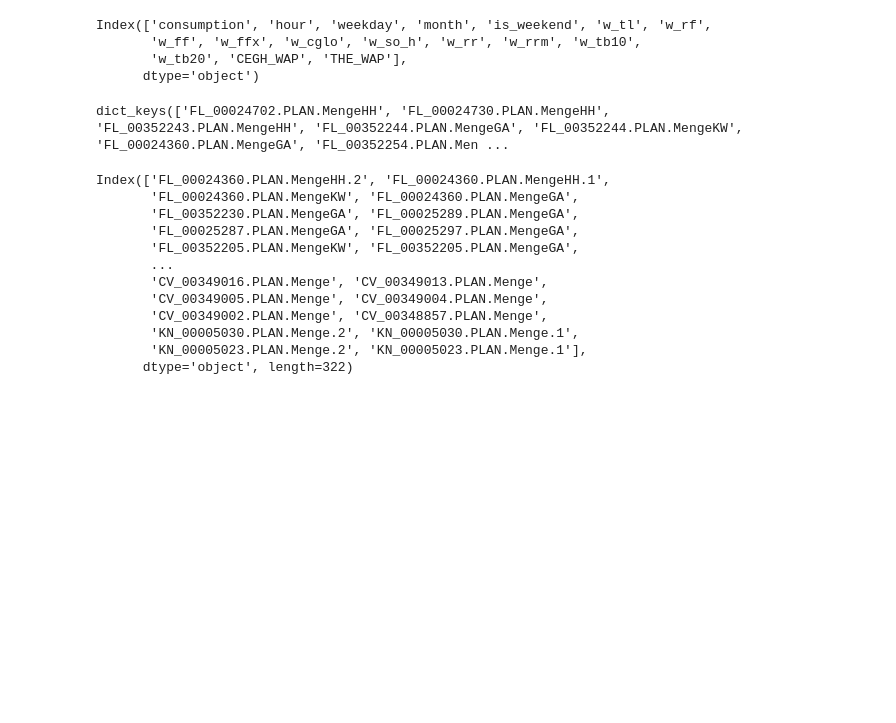
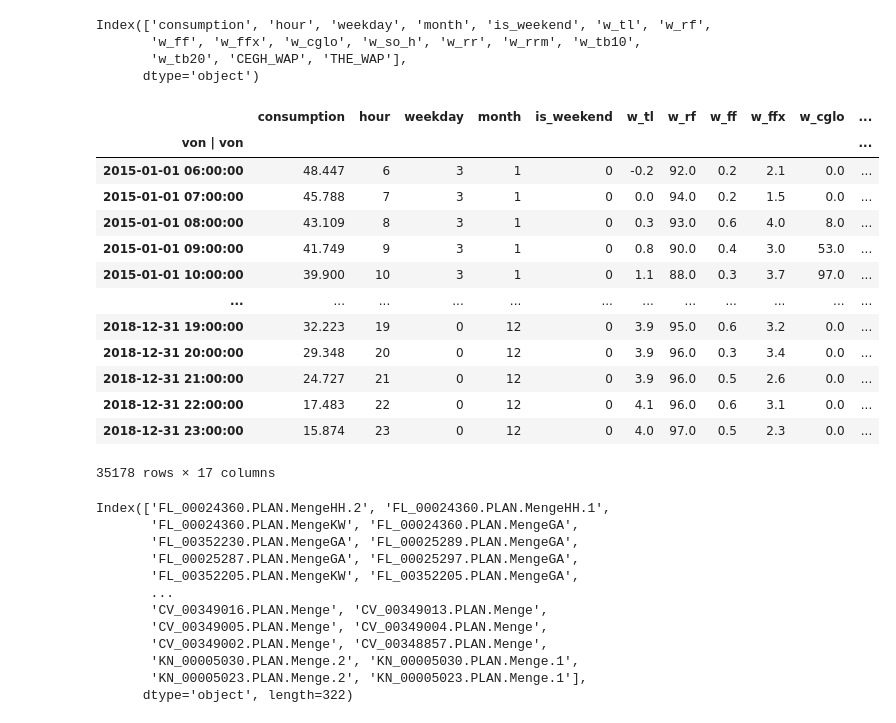
Before and after one commit to johannesgl4d0s/ersatzwerte_project, a Jupyter notebook: notebooks/11_get_test_data.ipynb, the cells around one changed output. Saved outputs shown, nothing was run; the diff lists cells and outputs as text; code cells hidden in the pictures; blank space fills up the shorter version.

Commit message:
finished testing dict for everything until 2019

```diff
--- a/notebooks/11_get_test_data.ipynb
+++ b/notebooks/11_get_test_data.ipynb
@@ -76,9 +76,22 @@ Index(['consumption', 'hour', 'weekday', 'month', 'is_weekend', 'w_tl', 'w_rf',
        'w_tb20', 'CEGH_WAP', 'THE_WAP'],
       dtype='object')
 # %%
-series_dfs.keys()
+series_dfs['FL_00024702.PLAN.MengeHH']
 # %% [output]
+|  | consumption | hour | weekday | month | is_weekend | w_tl | w_rf | w_ff | w_ffx | w_cglo | ... |
+| von | von |  |  |  |  |  |  |  |  |  |  | ... |
+| 2015-01-01 06:00:00 | 48.447 | 6 | 3 | 1 | 0 | -0.2 | 92.0 | 0.2 | 2.1 | 0.0 | ... |
+| 2015-01-01 07:00:00 | 45.788 | 7 | 3 | 1 | 0 | 0.0 | 94.0 | 0.2 | 1.5 | 0.0 | ... |
+| 2015-01-01 08:00:00 | 43.109 | 8 | 3 | 1 | 0 | 0.3 | 93.0 | 0.6 | 4.0 | 8.0 | ... |
+| 2015-01-01 09:00:00 | 41.749 | 9 | 3 | 1 | 0 | 0.8 | 90.0 | 0.4 | 3.0 | 53.0 | ... |
+| 2015-01-01 10:00:00 | 39.900 | 10 | 3 | 1 | 0 | 1.1 | 88.0 | 0.3 | 3.7 | 97.0 | ... |
+| ... | ... | ... | ... | ... | ... | ... | ... | ... | ... | ... | ... |
+| 2018-12-31 19:00:00 | 32.223 | 19 | 0 | 12 | 0 | 3.9 | 95.0 | 0.6 | 3.2 | 0.0 | ... |
+| 2018-12-31 20:00:00 | 29.348 | 20 | 0 | 12 | 0 | 3.9 | 96.0 | 0.3 | 3.4 | 0.0 | ... |
+| 2018-12-31 21:00:00 | 24.727 | 21 | 0 | 12 | 0 | 3.9 | 96.0 | 0.5 | 2.6 | 0.0 | ... |
+| 2018-12-31 22:00:00 | 17.483 | 22 | 0 | 12 | 0 | 4.1 | 96.0 | 0.6 | 3.1 | 0.0 | ... |
+| 2018-12-31 23:00:00 | 15.874 | 23 | 0 | 12 | 0 | 4.0 | 97.0 | 0.5 | 2.3 | 0.0 | ... |
-dict_keys(['FL_00024702.PLAN.MengeHH', 'FL_00024730.PLAN.MengeHH', 'FL_00352243.PLAN.MengeHH', 'FL_00352244.PLAN.MengeGA', 'FL_00352244.PLAN.MengeKW', 'FL_00024360.PLAN.MengeGA', 'FL_00352254.PLAN.Men ...
+35178 rows × 17 columns
 # %%
 df.columns
 # %% [output]
```
Also changed, not shown: parts of 28 cells of this notebook.
